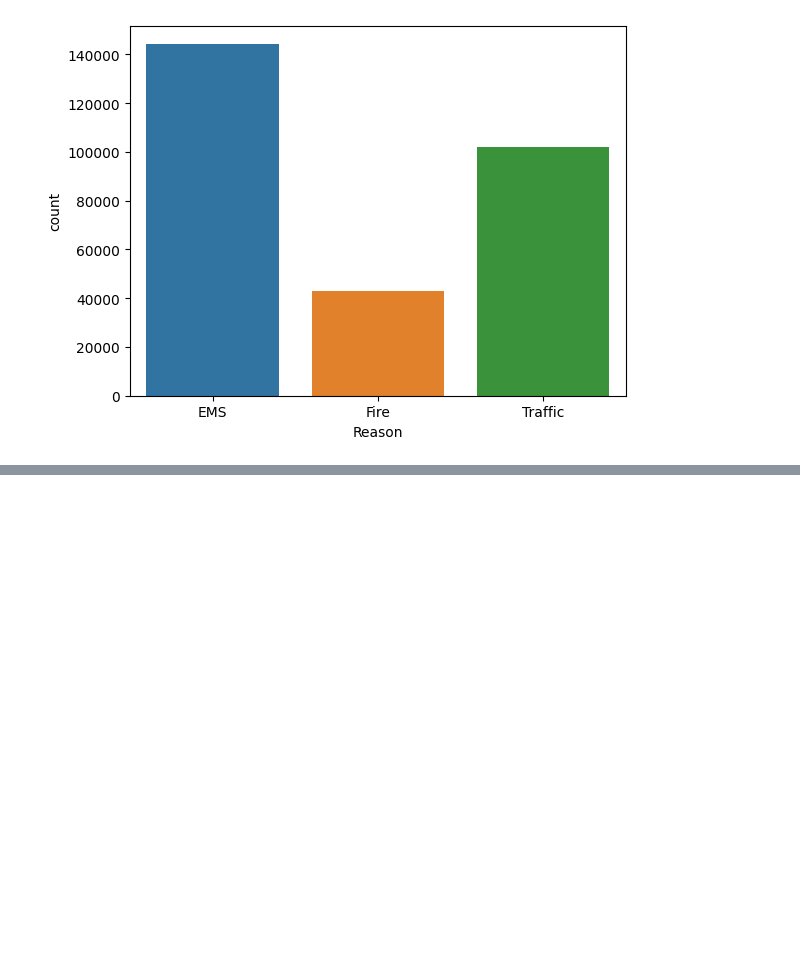
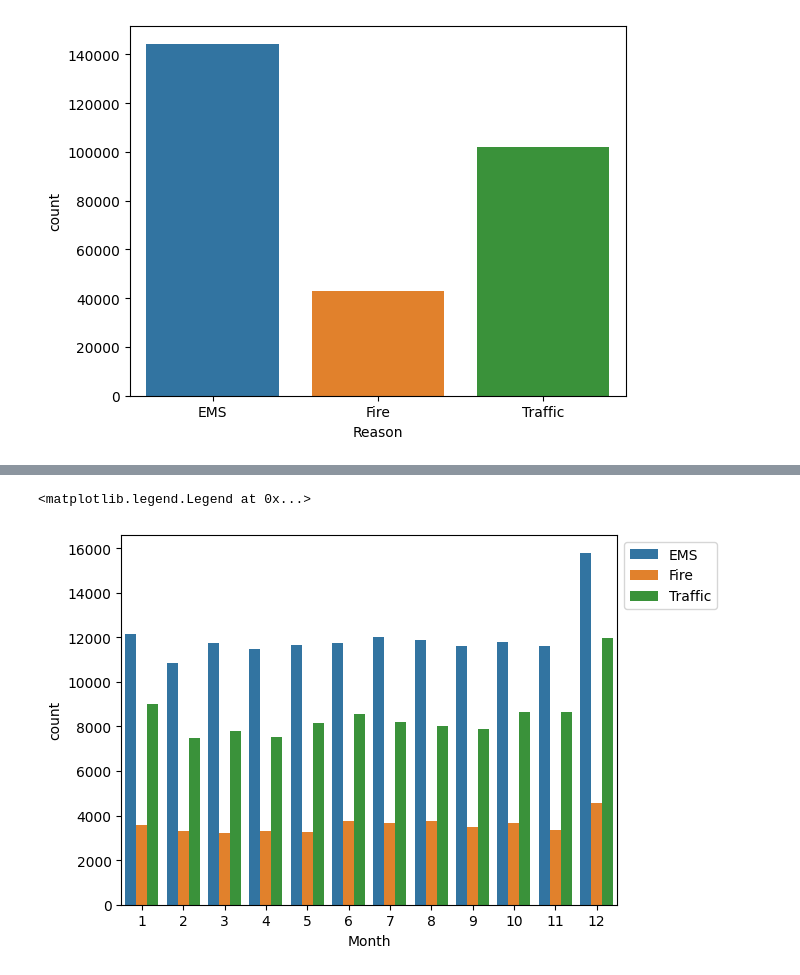
Before and after one commit to Himalaypatel75/911-calls-overview-data-insight, a Jupyter notebook: main.ipynb, the cells around one changed output, grey strips where cells are left out. Cells and saved outputs as stored; diff of their text form; code cells hidden in the pictures; blank space fills up the shorter version.

```diff
--- a/main.ipynb
+++ b/main.ipynb
@@ -93,0 +126,6 @@ df['timeStamp'] = pd.to_datetime(df['timeStamp']) #converting into date time
+# %%
+sns.countplot(x='Month', data=df, hue = 'Reason') #different colour based on reason.
+plt.legend(bbox_to_anchor=(1,1))
+# %% [output]
+<matplotlib.legend.Legend at 0x...>
+[figure, added]
```
Also changed, not shown: parts of 7 cells of this notebook.
